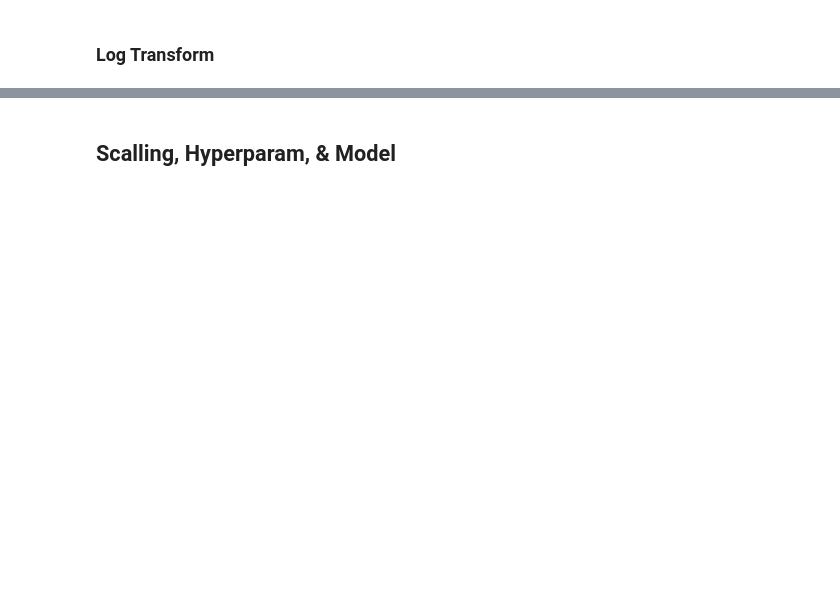
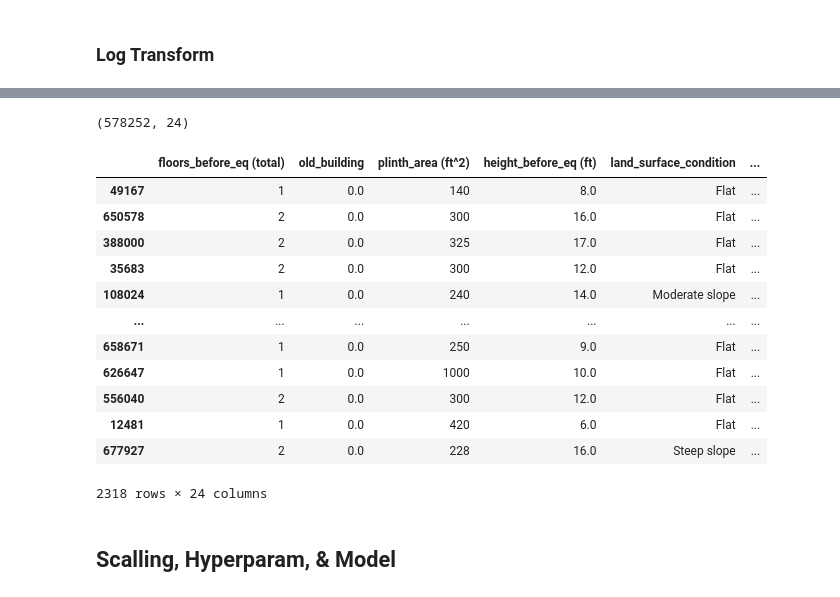
Before and after one commit to damahindra/Earthquake-Damage-Grade-Analysis-and-Prediction, a Jupyter notebook: Workspace-Rangga/ws_rang_part_2.ipynb, the cells around one changed output, grey strips where cells are left out. Saved outputs shown, nothing was run; the diff lists cells and outputs as text; code cells hidden in the pictures; blank space fills up the shorter version.

```diff
--- a/Workspace-Rangga/ws_rang_part_2.ipynb
+++ b/Workspace-Rangga/ws_rang_part_2.ipynb
@@ -476,0 +489,10 @@ test['legal_ownership_status'] = test['legal_ownership_status'].apply(lambda x :
+# %%
+def capAge(x) :
+    if x > 200 :
+        return 210
+    else :
+        return x
+train_data['old_building'] = train_data['old_building'].apply(lambda x : capAge(x))
+val_data['old_building'] = val_data['old_building'].apply(lambda x : capAge(x))
+
+test['old_building'] = test['old_building'].apply(lambda x : capAge(x))
@@ -477,6 +510,9 @@ test['legal_ownership_status'] = test['legal_ownership_status'].apply(lambda x :
 # %%
-df_dropped_na['plinth_area (ft^2)'] = df_dropped_na['plinth_area (ft^2)'].apply(lambda x : x.split(" ")[0] if x != "More than 1000 ft^2" else x.split(" ")[-2])
-df_dropped_na['plinth_area (ft^2)'] = pd.to_numeric(df_dropped_na['plinth_area (ft^2)'])
+train_data['plinth_area (ft^2)'] = train_data['plinth_area (ft^2)'].apply(lambda x : x.split(" ")[0] if x != "More than 1000 ft^2" else x.split(" ")[-2])
+train_data['plinth_area (ft^2)'] = pd.to_numeric(train_data['plinth_area (ft^2)'])
+
+val_data['plinth_area (ft^2)'] = val_data['plinth_area (ft^2)'].apply(lambda x : x.split(" ")[0] if x != "More than 1000 ft^2" else x.split(" ")[-2])
+val_data['plinth_area (ft^2)'] = pd.to_numeric(val_data['plinth_area (ft^2)'])
 
 test['plinth_area (ft^2)'] = test['plinth_area (ft^2)'].apply(lambda x : x.split(" ")[0] if x != "More than 1000 ft^2" else x.split(" ")[-2])
 test['plinth_area (ft^2)'] = pd.to_numeric(test['plinth_area (ft^2)'])
@@ -483,6 +540,9 @@ test['plinth_area (ft^2)'] = pd.to_numeric(test['plinth_area (ft^2)'])
 # %%
-df_dropped_na['height_before_eq (ft)'] = pd.to_numeric(df_dropped_na['height_before_eq (ft)'], errors='coerce')
-df_dropped_na['floors_before_eq (total)'] = pd.to_numeric(df_dropped_na['floors_before_eq (total)'], errors='coerce')
+train_data['height_before_eq (ft)'] = pd.to_numeric(train_data['height_before_eq (ft)'], errors='coerce')
+train_data['floors_before_eq (total)'] = pd.to_numeric(train_data['floors_before_eq (total)'], errors='coerce')
+
+val_data['height_before_eq (ft)'] = pd.to_numeric(val_data['height_before_eq (ft)'], errors='coerce')
+val_data['floors_before_eq (total)'] = pd.to_numeric(val_data['floors_before_eq (total)'], errors='coerce')
 
 test['height_before_eq (ft)'] = pd.to_numeric(test['height_before_eq (ft)'], errors='coerce')
 test['floors_before_eq (total)'] = pd.to_numeric(test['floors_before_eq (total)'], errors='coerce')
@@ -495,4 +579,5 @@ test['heightPerFloor'] = test['height_before_eq (ft)'] / test['floors_before_eq
 # %%
-df_dropped_na['no_family_residing'] = df_dropped_na['no_family_residing'].apply(lambda x: int(float(x)) if x != 'None' else 0)
+train_data['no_family_residing'] = train_data['no_family_residing'].apply(lambda x: int(float(x)) if x != 'None' else 0)
+val_data['no_family_residing'] = val_data['no_family_residing'].apply(lambda x: int(float(x)) if x != 'None' else 0)
 
 test['no_family_residing'] = test['no_family_residing'].apply(lambda x: int(float(x)) if x != 'None' else 0)
@@ -517,5 +641,25 @@ test['floors_before_eq (total)'] = np.sqrt(test['floors_before_eq (total)'])
 # df_dropped_na = df_dropped_na.drop(['type_of_foundation','type_of_roof','type_of_ground_floor','type_of_other_floor','type_of_reinforcement_concrete','wall_binding','wall_material'], axis=1)
 
 # df_dropped_na = pd.concat([materials_pisah, df_dropped_na], axis=1)
+# %%
+train_data.shape
+# %% [output]
+(578252, 24)
+# %%
+train_data[train_data['old_building'] == 0]
+# %% [output]
+|  | floors_before_eq (total) | old_building | plinth_area (ft^2) | height_before_eq (ft) | land_surface_condition | ... |
+| 49167 | 1 | 0.0 | 140 | 8.0 | Flat | ... |
+| 650578 | 2 | 0.0 | 300 | 16.0 | Flat | ... |
+| 388000 | 2 | 0.0 | 325 | 17.0 | Flat | ... |
+| 35683 | 2 | 0.0 | 300 | 12.0 | Flat | ... |
+| 108024 | 1 | 0.0 | 240 | 14.0 | Moderate slope | ... |
+| ... | ... | ... | ... | ... | ... | ... |
+| 658671 | 1 | 0.0 | 250 | 9.0 | Flat | ... |
+| 626647 | 1 | 0.0 | 1000 | 10.0 | Flat | ... |
+| 556040 | 2 | 0.0 | 300 | 12.0 | Flat | ... |
+| 12481 | 1 | 0.0 | 420 | 6.0 | Flat | ... |
+| 677927 | 2 | 0.0 | 228 | 16.0 | Steep slope | ... |
+2318 rows × 24 columns
 # %% [markdown]
 ## Scalling, Hyperparam, & Model
```
Also changed, not shown: parts of 52 cells of this notebook, 7 other files.
